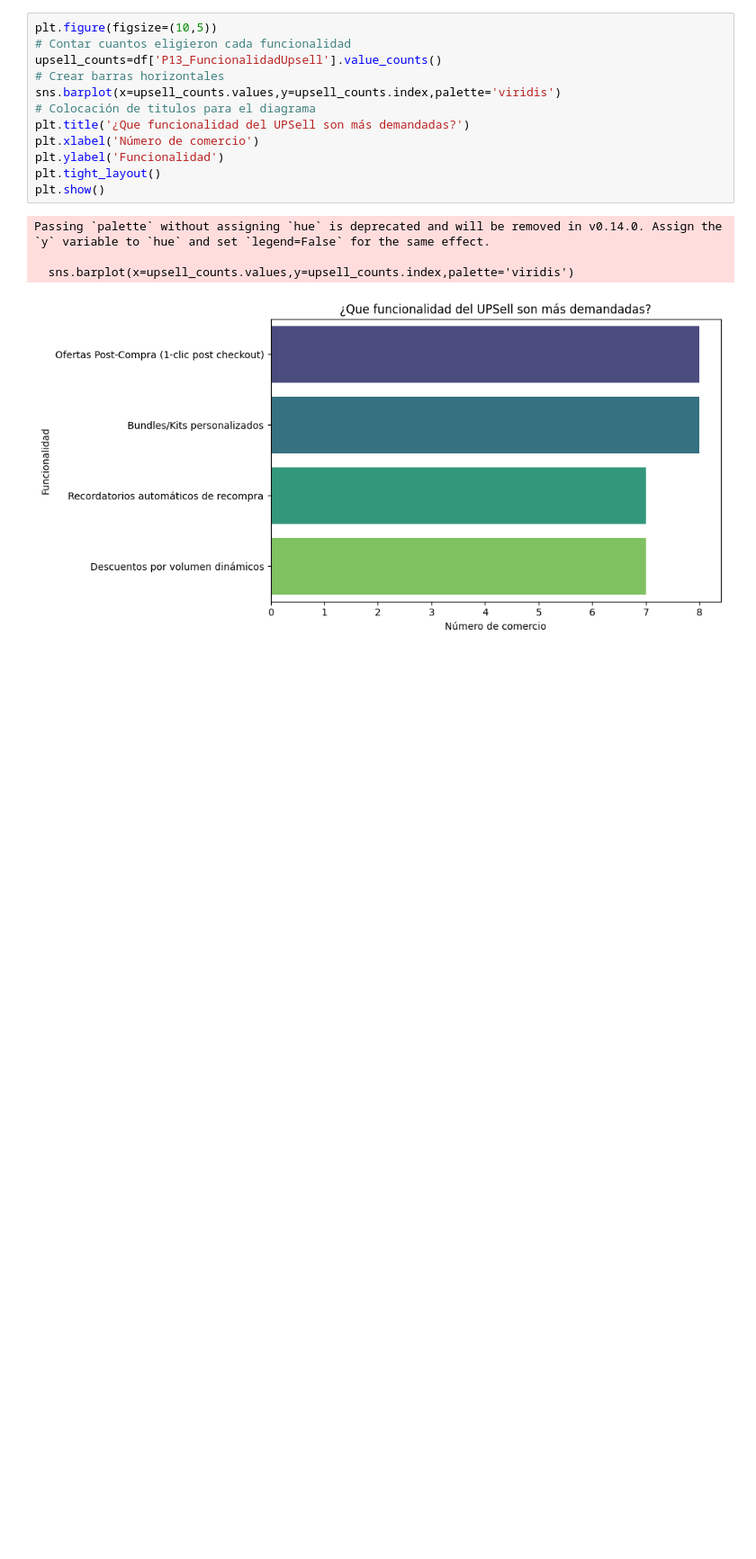
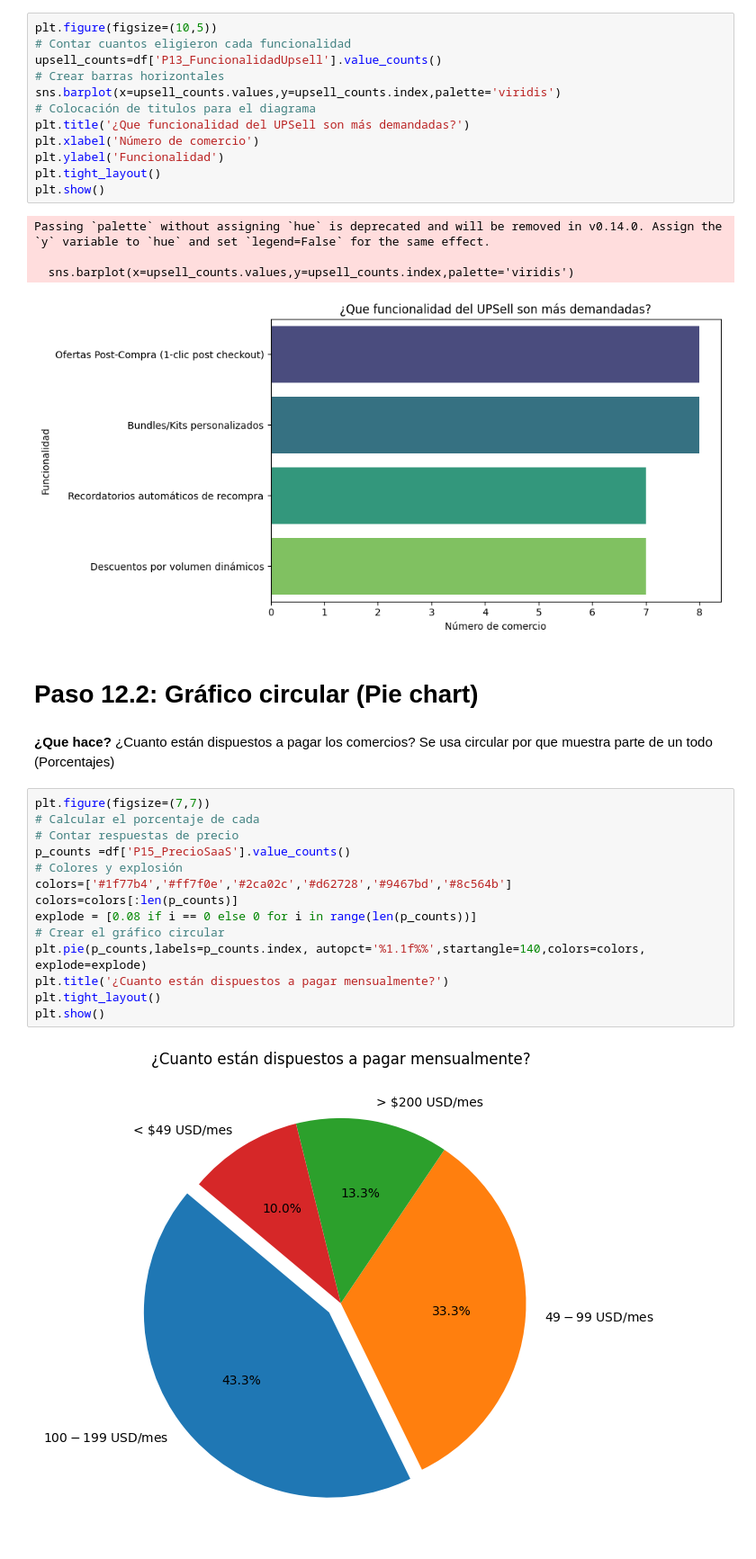
Before and after one commit to isaacpolo20molina-sys/Analisis_de_estadisticas, a Jupyter notebook: analisis_encuestas.ipynb, the cells around one changed output. Shown at 90% size. Cells and saved outputs as stored; diff of their text form; blank space fills up the shorter version.

```diff
--- a/analisis_encuestas.ipynb
+++ b/analisis_encuestas.ipynb
@@ -318,3 +318,25 @@ Passing `palette` without assigning `hue` is deprecated and will be removed in v
 
   sns.barplot(x=upsell_counts.values,y=upsell_counts.index,palette='viridis')
 [figure]
+# %% [markdown]
+# Paso 12.2: Gráfico circular (Pie chart)
+# %% [markdown]
+**¿Que hace?**
+¿Cuanto están dispuestos a pagar los comercios?
+Se usa circular por que muestra parte de un todo (Porcentajes)
+# %%
+plt.figure(figsize=(7,7))
+# Calcular el porcentaje de cada
+# Contar respuestas de precio
+p_counts =df['P15_PrecioSaaS'].value_counts()
+# Colores y explosión
+colors=['#1f77b4','#ff7f0e','#2ca02c','#d62728','#9467bd','#8c564b']
+colors=colors[:len(p_counts)]
+explode = [0.08 if i == 0 else 0 for i in range(len(p_counts))]
+# Crear el gráfico circular
+plt.pie(p_counts,labels=p_counts.index, autopct='%1.1f%%',startangle=140,colors=colors, explode=explode)
+plt.title('¿Cuanto están dispuestos a pagar mensualmente?')
+plt.tight_layout()
+plt.show()
+# %% [output]
+[figure, added]
```
Also changed, not shown: parts of 1 cell of this notebook.
